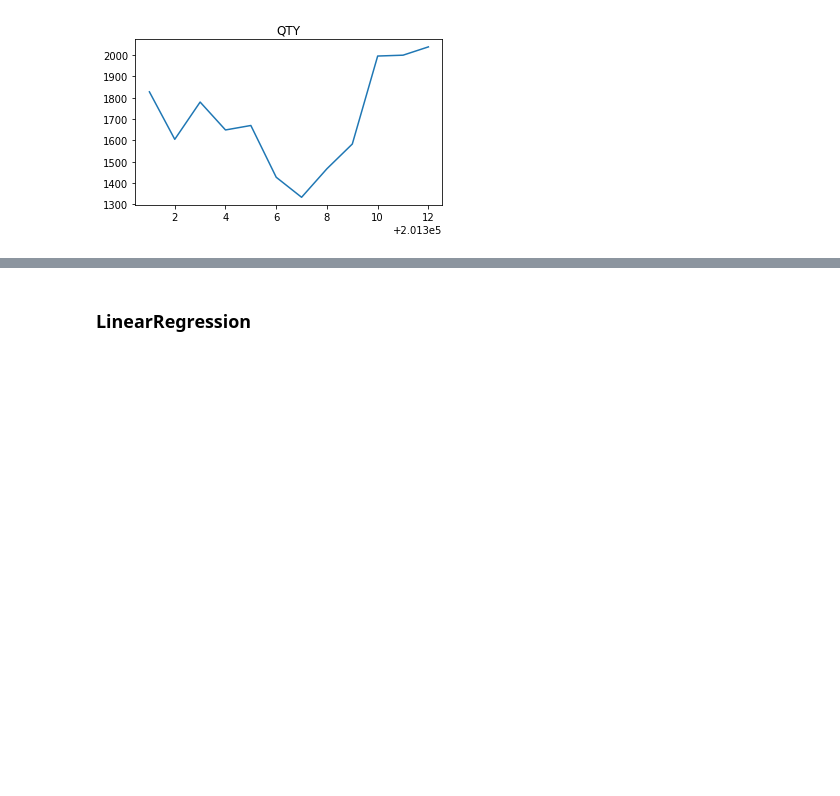
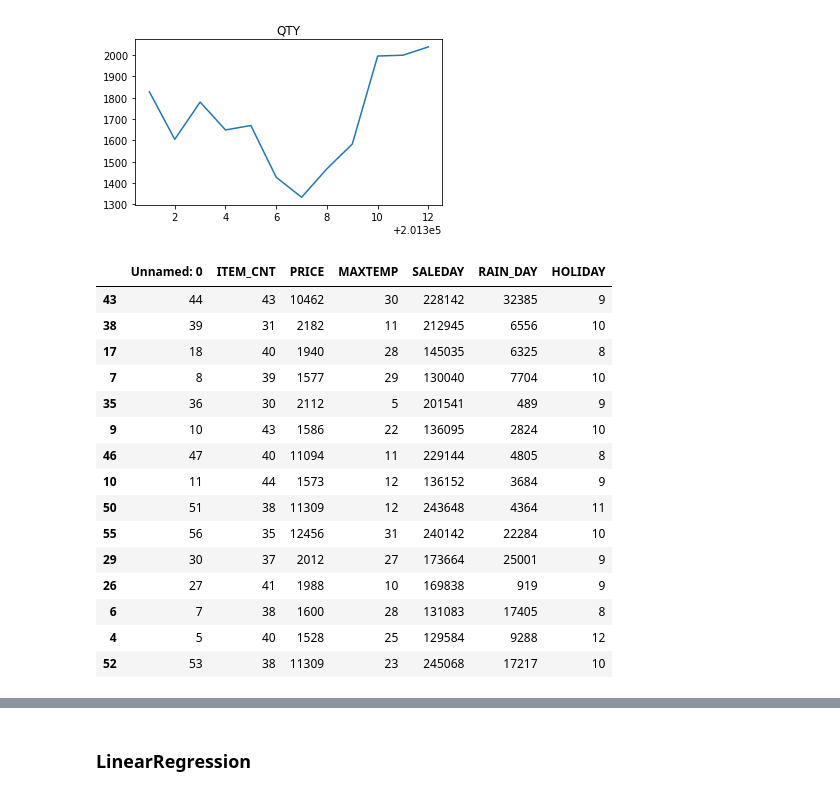
Before and after one commit to limwonki0619/Machine-Learning, a Jupyter notebook: Group_Projects/Mini_project_01/mini_project_01.ipynb, the cells around one changed output, grey strips where cells are left out. Drawn from its saved outputs; the diff is of its cells as text; code cells hidden in the pictures; blank space fills up the shorter version.

```diff
--- a/Group_Projects/Mini_project_01/mini_project_01.ipynb
+++ b/Group_Projects/Mini_project_01/mini_project_01.ipynb
@@ -134,3 +133,22 @@ X = sales.drop(['YM', 'QTY', 'CATEGORY', 'year', 'mon'], axis=1)
 X = np.array(X)
 # %%
 x_train, x_test, y_train, y_test = train_test_split(X, Y, random_state=29)
+# %%
+x_test
+# %% [output]
+|  | Unnamed: 0 | ITEM_CNT | PRICE | MAXTEMP | SALEDAY | RAIN_DAY | HOLIDAY |
+| 43 | 44 | 43 | 10462 | 30 | 228142 | 32385 | 9 |
+| 38 | 39 | 31 | 2182 | 11 | 212945 | 6556 | 10 |
+| 17 | 18 | 40 | 1940 | 28 | 145035 | 6325 | 8 |
+| 7 | 8 | 39 | 1577 | 29 | 130040 | 7704 | 10 |
+| 35 | 36 | 30 | 2112 | 5 | 201541 | 489 | 9 |
+| 9 | 10 | 43 | 1586 | 22 | 136095 | 2824 | 10 |
+| 46 | 47 | 40 | 11094 | 11 | 229144 | 4805 | 8 |
+| 10 | 11 | 44 | 1573 | 12 | 136152 | 3684 | 9 |
+| 50 | 51 | 38 | 11309 | 12 | 243648 | 4364 | 11 |
+| 55 | 56 | 35 | 12456 | 31 | 240142 | 22284 | 10 |
+| 29 | 30 | 37 | 2012 | 27 | 173664 | 25001 | 9 |
+| 26 | 27 | 41 | 1988 | 10 | 169838 | 919 | 9 |
+| 6 | 7 | 38 | 1600 | 28 | 131083 | 17405 | 8 |
+| 4 | 5 | 40 | 1528 | 25 | 129584 | 9288 | 12 |
+| 52 | 53 | 38 | 11309 | 23 | 245068 | 17217 | 10 |
```
Also changed, not shown: parts of 5 cells of this notebook, 2 other files.
